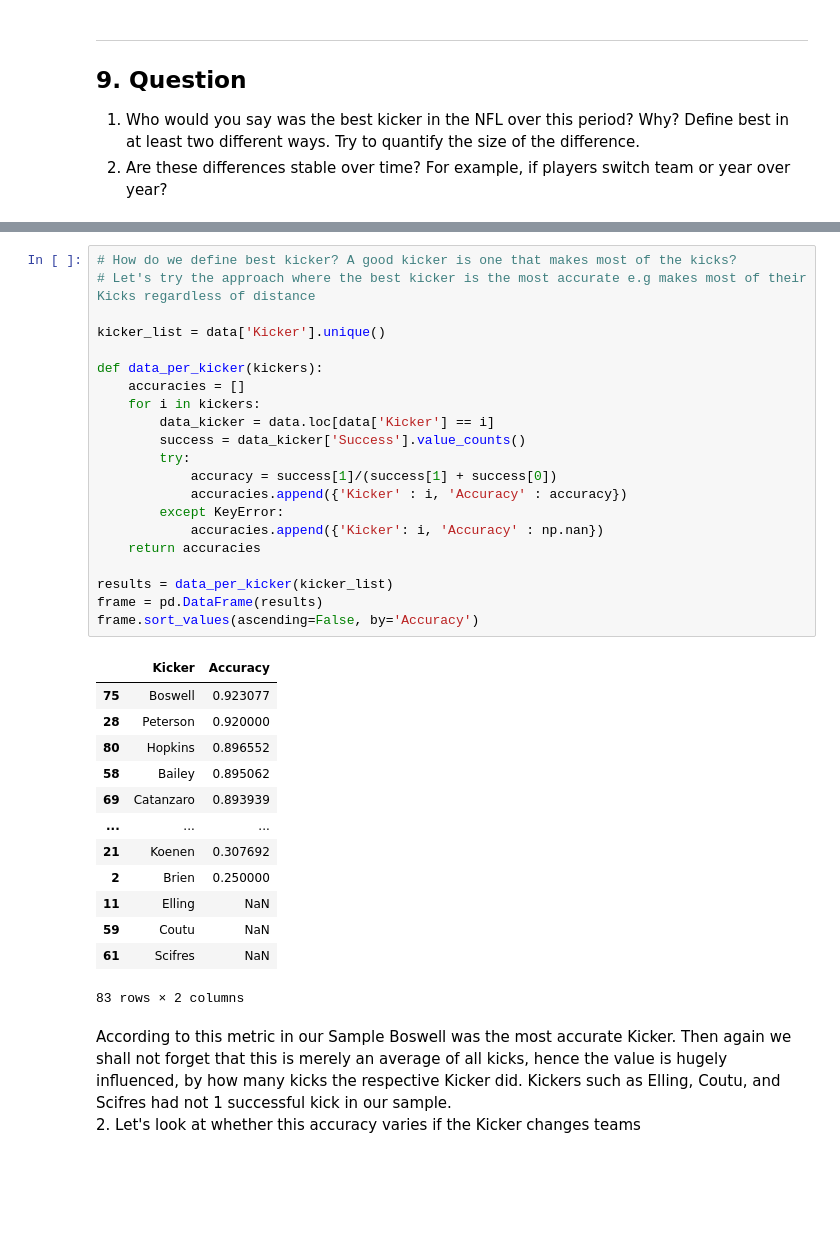
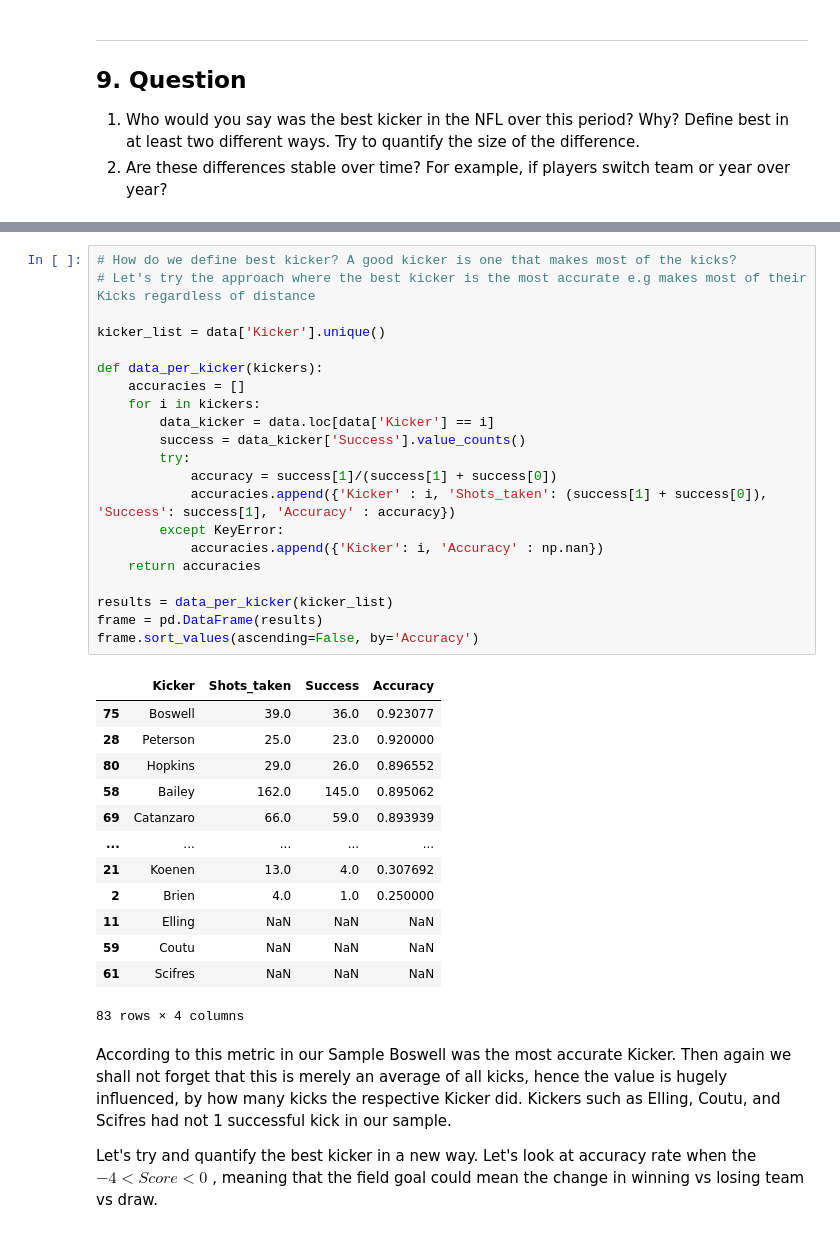
Before and after one commit to BenjaminZeisberg/Econ1042, a Jupyter notebook: Pset1/pset_1.ipynb, the cells around one changed output, grey strips where cells are left out. Cells and saved outputs as stored; diff of their text form; blank space fills up the shorter version.

```diff
--- a/Pset1/pset_1.ipynb
+++ b/Pset1/pset_1.ipynb
@@ -450,41 +429,42 @@ data.loc[data['Kicker'] == 'Elling']
 # %%
 # How do we define best kicker? A good kicker is one that makes most of the kicks?
 # Let's try the approach where the best kicker is the most accurate e.g makes most of their Kicks regardless of distance
 
 kicker_list = data['Kicker'].unique()
 
 def data_per_kicker(kickers):
     accuracies = []
     for i in kickers:
         data_kicker = data.loc[data['Kicker'] == i]
         success = data_kicker['Success'].value_counts()
         try:
             accuracy = success[1]/(success[1] + success[0])
-            accuracies.append({'Kicker' : i, 'Accuracy' : accuracy})
+            accuracies.append({'Kicker' : i, 'Shots_taken': (success[1] + success[0]), 'Success': success[1], 'Accuracy' : accuracy})
         except KeyError:
             accuracies.append({'Kicker': i, 'Accuracy' : np.nan})
     return accuracies
 
 results = data_per_kicker(kicker_list)
 frame = pd.DataFrame(results)
 frame.sort_values(ascending=False, by='Accuracy')
 # %% [output]
-|  | Kicker | Accuracy |
-| 75 | Boswell | 0.923077 |
-| 28 | Peterson | 0.920000 |
-| 80 | Hopkins | 0.896552 |
-| 58 | Bailey | 0.895062 |
-| 69 | Catanzaro | 0.893939 |
-| ... | ... | ... |
-| 21 | Koenen | 0.307692 |
-| 2 | Brien | 0.250000 |
-| 11 | Elling | NaN |
-| 59 | Coutu | NaN |
-| 61 | Scifres | NaN |
+|  | Kicker | Shots_taken | Success | Accuracy |
+| 75 | Boswell | 39.0 | 36.0 | 0.923077 |
+| 28 | Peterson | 25.0 | 23.0 | 0.920000 |
+| 80 | Hopkins | 29.0 | 26.0 | 0.896552 |
+| 58 | Bailey | 162.0 | 145.0 | 0.895062 |
+| 69 | Catanzaro | 66.0 | 59.0 | 0.893939 |
+| ... | ... | ... | ... | ... |
+| 21 | Koenen | 13.0 | 4.0 | 0.307692 |
+| 2 | Brien | 4.0 | 1.0 | 0.250000 |
+| 11 | Elling | NaN | NaN | NaN |
+| 59 | Coutu | NaN | NaN | NaN |
+| 61 | Scifres | NaN | NaN | NaN |
-83 rows × 2 columns
+83 rows × 4 columns
 # %% [markdown]
 According to this metric in our Sample Boswell was the most accurate Kicker. Then again we shall not forget that this is merely an average of all kicks, hence the value is hugely influenced, by how many kicks the respective Kicker did. Kickers such as Elling, Coutu, and Scifres had not 1 successful kick in our sample. <br>
-2. Let's look at whether this accuracy varies if the Kicker changes teams
+
+Let's try and quantify the best kicker in a new way. Let's look at accuracy rate when the $-4 < Score < 0$ , meaning that the field goal could mean the change in winning vs losing team vs draw.
 # %%
 # We use the same function as defined before.
 kicker_list = data['Kicker'].unique()
```
Also changed, not shown: parts of 38 cells of this notebook, 7 other files.
